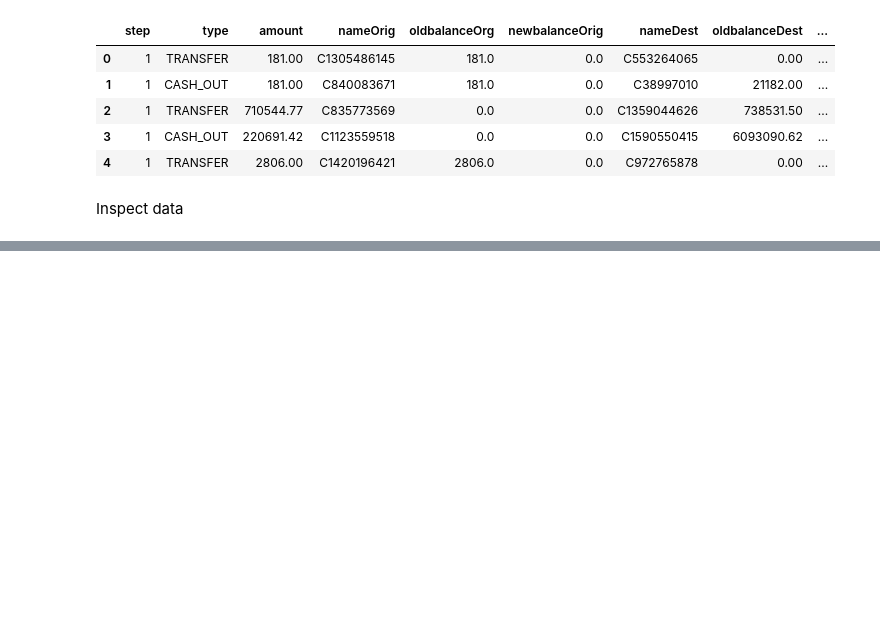
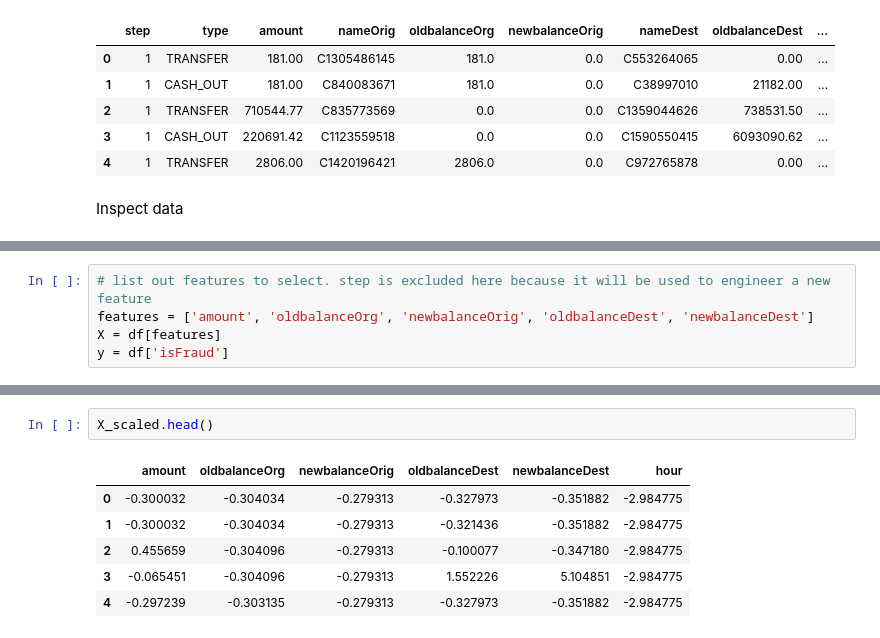
Before and after one commit to maradeben/msc_fraud_detection, a Jupyter notebook: notebook.ipynb, the cells around one changed output, grey strips where cells are left out. Cells and saved outputs as stored; diff of their text form; blank space fills up the shorter version.

```diff
--- a/notebook.ipynb
+++ b/notebook.ipynb
@@ -275,0 +284,5 @@ Name: count, dtype: int64
+# %%
+# list out features to select. step is excluded here because it will be used to engineer a new feature
+features = ['amount', 'oldbalanceOrg', 'newbalanceOrig', 'oldbalanceDest', 'newbalanceDest']
+X = df[features]
+y = df['isFraud']
@@ -275,0 +311,9 @@ Name: count, dtype: int64
+# %%
+X_scaled.head()
+# %% [output]
+|  | amount | oldbalanceOrg | newbalanceOrig | oldbalanceDest | newbalanceDest | hour |
+| 0 | -0.300032 | -0.304034 | -0.279313 | -0.327973 | -0.351882 | -2.984775 |
+| 1 | -0.300032 | -0.304034 | -0.279313 | -0.321436 | -0.351882 | -2.984775 |
+| 2 | 0.455659 | -0.304096 | -0.279313 | -0.100077 | -0.347180 | -2.984775 |
+| 3 | -0.065451 | -0.304096 | -0.279313 | 1.552226 | 5.104851 | -2.984775 |
+| 4 | -0.297239 | -0.303135 | -0.279313 | -0.327973 | -0.351882 | -2.984775 |
```
Also changed, not shown: parts of 19 cells of this notebook, 3 other files.
